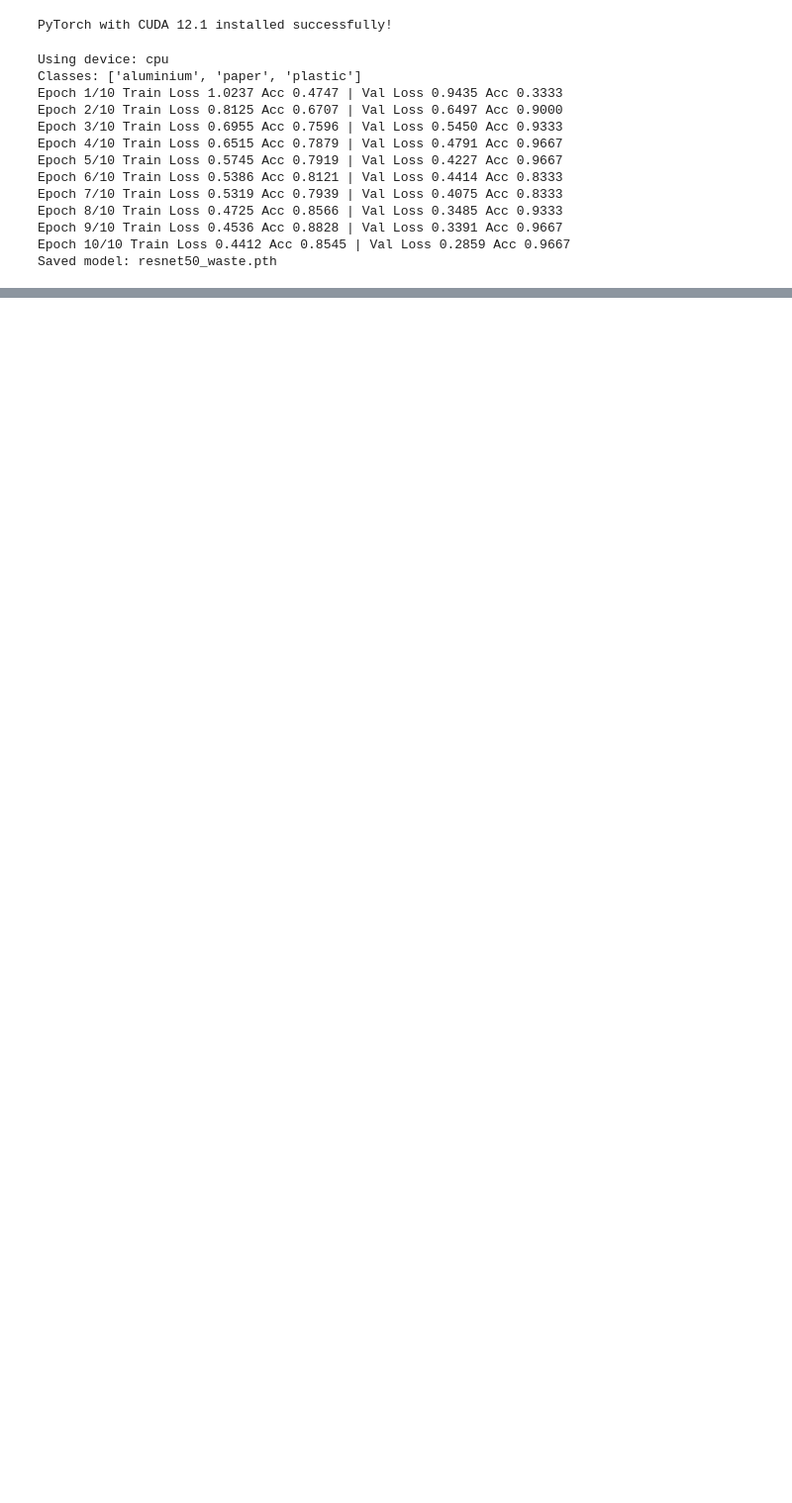
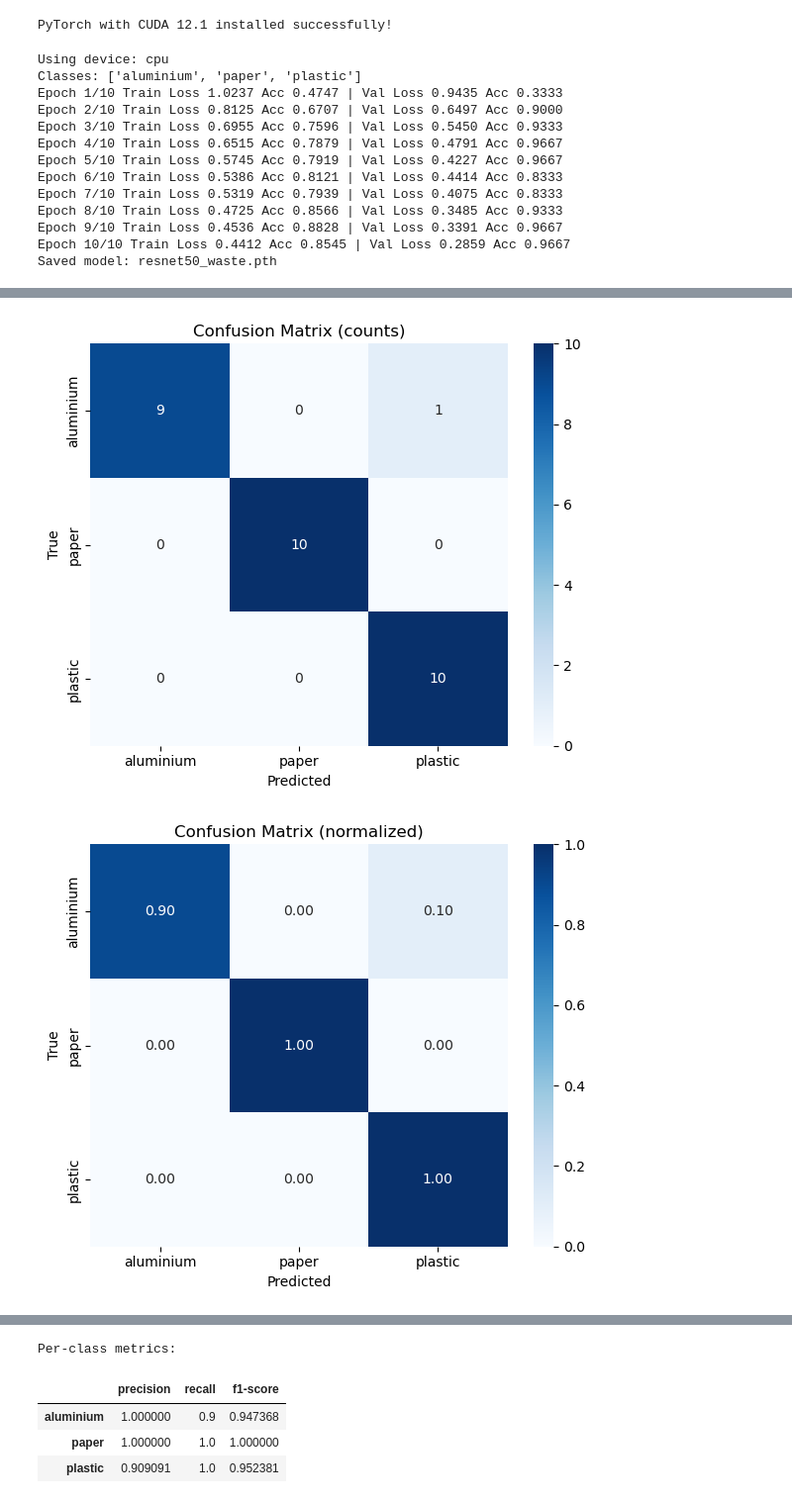
Before and after one commit to KyroChu32/CV-project, a Jupyter notebook: resnet50.ipynb, the cells around one changed output, grey strips where cells are left out. Shown at 99% size. Saved outputs shown, nothing was run; the diff lists cells and outputs as text; code cells hidden in the pictures; blank space fills up the shorter version.

Commit message:
update resnet 50 graph

```diff
--- a/resnet50.ipynb
+++ b/resnet50.ipynb
@@ -154,0 +209,73 @@ Saved model: resnet50_waste.pth
+# %%
+# --- New: Plot evaluation graphs (confusion matrix + per-class metrics)
+import matplotlib.pyplot as plt
+import seaborn as sns
+import pandas as pd
+from sklearn.metrics import confusion_matrix, classification_report
+
+# Convert to numpy arrays
+all_labels_np = np.array(all_labels)
+all_preds_np = np.array(all_preds)
+
+# 1) Confusion matrix (counts)
+cm = confusion_matrix(all_labels_np, all_preds_np)
+plt.figure(figsize=(6,5))
+sns.heatmap(cm, annot=True, fmt='d', cmap='Blues', xticklabels=class_names, yticklabels=class_names)
+plt.xlabel('Predicted')
+plt.ylabel('True')
+plt.title('Confusion Matrix (counts)')
+plt.tight_layout()
+plt.show()
+
+# 1b) Normalized confusion matrix (rows sum to 1)
+cm_norm = cm.astype('float') / cm.sum(axis=1)[:, np.newaxis]
+plt.figure(figsize=(6,5))
+sns.heatmap(cm_norm, annot=True, fmt='.2f', cmap='Blues', xticklabels=class_names, yticklabels=class_names)
+plt.xlabel('Predicted')
+plt.ylabel('True')
+plt.title('Confusion Matrix (normalized)')
+plt.tight_layout()
+plt.show()
+
+# 2) Classification report -> DataFrame
+cr = classification_report(all_labels_np, all_preds_np, target_names=class_names, output_dict=True)
+cr_df = pd.DataFrame(cr).transpose()
+
+# Select only class rows (in case averages are present)
+classes = [c for c in class_names if c in cr_df.index]
+classes_df = cr_df.loc[classes, ['precision', 'recall', 'f1-score']]
+
+# 3) Plot per-class precision/recall/f1
+ax = classes_df.plot(kind='bar', figsize=(8,6))
+ax.set_title('Per-class Precision, Recall, F1-score')
+ax.set_ylim(0, 1.05)
+ax.set_ylabel('Score')
+ax.legend(loc='lower right')
+plt.xticks(rotation=0)
+plt.tight_layout()
+plt.show()
+
+# 4) Print table for quick reference
+print('\nPer-class metrics:')
+display(classes_df)
+
+# 5) Save figures (optional)
+try:
+    plt.savefig('classification_report.png', dpi=150)
+    print('\nSaved: classification_report.png')
+except Exception:
+    pass
+
+# Save largest confusion matrix figure to file
+try:
+    fig = plt.figure(figsize=(6,5))
+    sns.heatmap(cm, annot=True, fmt='d', cmap='Blues', xticklabels=class_names, yticklabels=class_names)
+    plt.title('Confusion Matrix (counts)')
+    plt.tight_layout()
+    fig.savefig('confusion_matrix.png', dpi=150)
+    print('Saved: confusion_matrix.png')
+except Exception:
+    pass
+# %% [output]
+[figure, added]
+[figure, added]
@@ -154,0 +283,5 @@ Saved model: resnet50_waste.pth
+Per-class metrics:
+|  | precision | recall | f1-score |
+| aluminium | 1.000000 | 0.9 | 0.947368 |
+| paper | 1.000000 | 1.0 | 1.000000 |
+| plastic | 0.909091 | 1.0 | 0.952381 |
```
Also changed, not shown: parts of 2 cells of this notebook.
